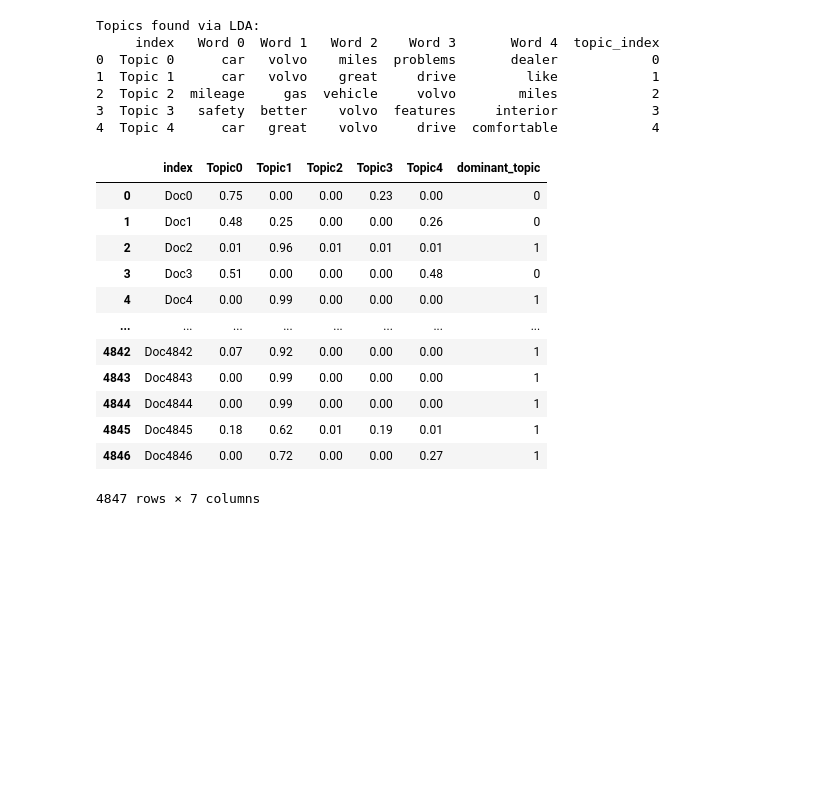
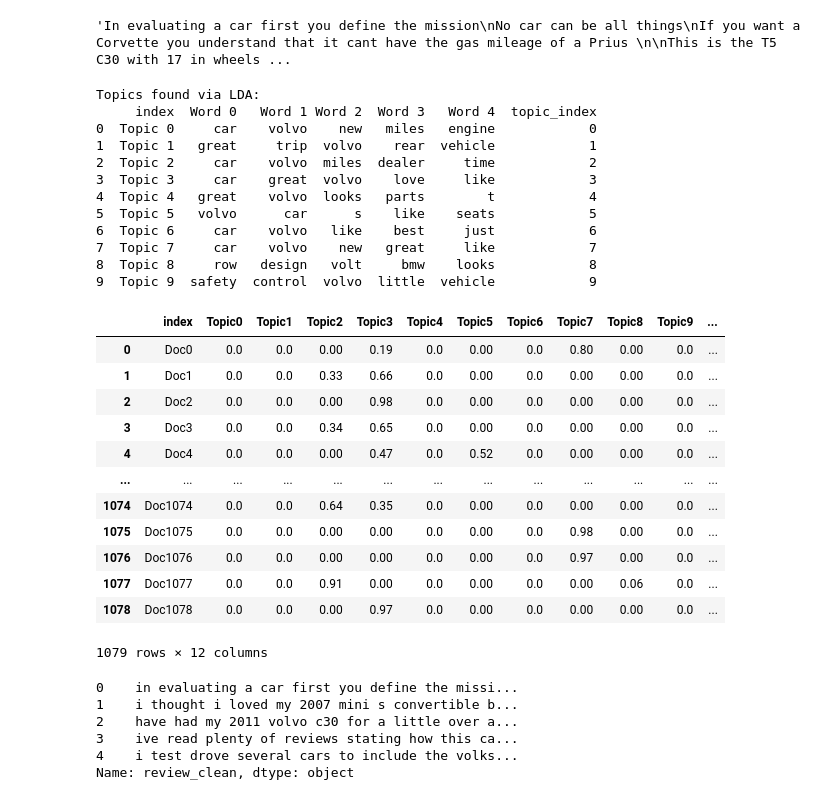
Before and after one commit to smeng3/VolvoSocialMediaScrap, a Jupyter notebook: NLP.ipynb, the cells around one changed output. Drawn from its saved outputs; the diff is of its cells as text; code cells hidden in the pictures; blank space fills up the shorter version.

```diff
--- a/NLP.ipynb
+++ b/NLP.ipynb
@@ -21,7 +21,7 @@ from nltk.corpus import stopwords
 from nltk import tokenize as tok
 from nltk.stem.snowball import SnowballStemmer # load nltk's SnowballStemmer as variabled 'stemmer'
 # %%
-df = pd.read_csv("data/Scraped_Car_Review_volvo.csv",lineterminator='\n').iloc[:,1:]
+df = pd.read_csv("data/Volvo_edmunds_10yrs.csv",lineterminator='\n').iloc[:,1:]
 # %%
 df["Review"][0]
 # %% [output]
@@ -79,6 +167,10 @@ df.head()
+# %%
+df["review_clean"][0]
+# %% [output]
+'In evaluating a car first you define the mission\nNo car can be all things\nIf you want a Corvette you understand that it cant have the gas mileage of a Prius \n\nThis is the T5 C30 with 17 in wheels ...
 # %%
 
-number_topics = 5
+number_topics = 10
 number_words = 5
 
 corpus = df['review_clean'].tolist()
@@ -93,49 +185,70 @@ id_topic = model.fit(tf)
 print("Topics found via LDA:")
 topic_keywords = show_topics(vectorizer=tf_vectorizer, lda_model=model, n_words=number_words)
 # Topic - Keywords Dataframe
 df_topic_keywords = pd.DataFrame(topic_keywords)
 df_topic_keywords.columns = ['Word '+str(i) for i in range(df_topic_keywords.shape[1])]
 
 df_topic_keywords.index = ['Topic '+str(i) for i in range(df_topic_keywords.shape[0])]
 
 df_topic_keywords = df_topic_keywords.reset_index()
 df_topic_keywords['topic_index'] = df_topic_keywords['index'].str.split(' ', n = 1, expand = True)[[1]].astype('int')
 print(df_topic_keywords)
 
 ############ get the dominat topic for each document in a data frame ###############
 # Create Document — Topic Matrix
 lda_output = model.transform(tf)
 # column names
 topicnames = ["Topic" + str(i) for i in range(model.n_components)]
 # index names
 docnames = ["Doc" + str(i) for i in range(len(corpus))]
 
 # Make the pandas dataframe
 df_document_topic = pd.DataFrame(np.round(lda_output, 2), columns=topicnames, index=docnames)
 # Get dominant topic for each document
 dominant_topic = np.argmax(df_document_topic.values, axis=1)
 df_document_topic['dominant_topic'] = dominant_topic
 df_document_topic = df_document_topic.reset_index()
 
 df_document_topic
 # %% [output]
 Topics found via LDA:
-     index   Word 0  Word 1   Word 2    Word 3       Word 4  topic_index
-0  Topic 0      car   volvo    miles  problems       dealer            0
-1  Topic 1      car   volvo    great     drive         like            1
-2  Topic 2  mileage     gas  vehicle     volvo        miles            2
-3  Topic 3   safety  better    volvo  features     interior            3
-4  Topic 4      car   great    volvo     drive  comfortable            4
+     index  Word 0   Word 1 Word 2  Word 3   Word 4  topic_index
+0  Topic 0     car    volvo    new   miles   engine            0
+1  Topic 1   great     trip  volvo    rear  vehicle            1
+2  Topic 2     car    volvo  miles  dealer     time            2
+3  Topic 3     car    great  volvo    love     like            3
+4  Topic 4   great    volvo  looks   parts        t            4
+5  Topic 5   volvo      car      s    like    seats            5
+6  Topic 6     car    volvo   like    best     just            6
+7  Topic 7     car    volvo    new   great     like            7
+8  Topic 8     row   design   volt     bmw    looks            8
+9  Topic 9  safety  control  volvo  little  vehicle            9
-|  | index | Topic0 | Topic1 | Topic2 | Topic3 | Topic4 | dominant_topic |
-| 0 | Doc0 | 0.75 | 0.00 | 0.00 | 0.23 | 0.00 | 0 |
-| 1 | Doc1 | 0.48 | 0.25 | 0.00 | 0.00 | 0.26 | 0 |
-| 2 | Doc2 | 0.01 | 0.96 | 0.01 | 0.01 | 0.01 | 1 |
-| 3 | Doc3 | 0.51 | 0.00 | 0.00 | 0.00 | 0.48 | 0 |
-| 4 | Doc4 | 0.00 | 0.99 | 0.00 | 0.00 | 0.00 | 1 |
-| ... | ... | ... | ... | ... | ... | ... | ... |
-| 4842 | Doc4842 | 0.07 | 0.92 | 0.00 | 0.00 | 0.00 | 1 |
-| 4843 | Doc4843 | 0.00 | 0.99 | 0.00 | 0.00 | 0.00 | 1 |
-| 4844 | Doc4844 | 0.00 | 0.99 | 0.00 | 0.00 | 0.00 | 1 |
-| 4845 | Doc4845 | 0.18 | 0.62 | 0.01 | 0.19 | 0.01 | 1 |
-| 4846 | Doc4846 | 0.00 | 0.72 | 0.00 | 0.00 | 0.27 | 1 |
+|  | index | Topic0 | Topic1 | Topic2 | Topic3 | Topic4 | Topic5 | Topic6 | Topic7 | Topic8 | Topic9 | ... |
+| 0 | Doc0 | 0.0 | 0.0 | 0.00 | 0.19 | 0.0 | 0.00 | 0.0 | 0.80 | 0.00 | 0.0 | ... |
+| 1 | Doc1 | 0.0 | 0.0 | 0.33 | 0.66 | 0.0 | 0.00 | 0.0 | 0.00 | 0.00 | 0.0 | ... |
+| 2 | Doc2 | 0.0 | 0.0 | 0.00 | 0.98 | 0.0 | 0.00 | 0.0 | 0.00 | 0.00 | 0.0 | ... |
+| 3 | Doc3 | 0.0 | 0.0 | 0.34 | 0.65 | 0.0 | 0.00 | 0.0 | 0.00 | 0.00 | 0.0 | ... |
+| 4 | Doc4 | 0.0 | 0.0 | 0.00 | 0.47 | 0.0 | 0.52 | 0.0 | 0.00 | 0.00 | 0.0 | ... |
+| ... | ... | ... | ... | ... | ... | ... | ... | ... | ... | ... | ... | ... |
+| 1074 | Doc1074 | 0.0 | 0.0 | 0.64 | 0.35 | 0.0 | 0.00 | 0.0 | 0.00 | 0.00 | 0.0 | ... |
+| 1075 | Doc1075 | 0.0 | 0.0 | 0.00 | 0.00 | 0.0 | 0.00 | 0.0 | 0.98 | 0.00 | 0.0 | ... |
+| 1076 | Doc1076 | 0.0 | 0.0 | 0.00 | 0.00 | 0.0 | 0.00 | 0.0 | 0.97 | 0.00 | 0.0 | ... |
+| 1077 | Doc1077 | 0.0 | 0.0 | 0.91 | 0.00 | 0.0 | 0.00 | 0.0 | 0.00 | 0.06 | 0.0 | ... |
+| 1078 | Doc1078 | 0.0 | 0.0 | 0.00 | 0.97 | 0.0 | 0.00 | 0.0 | 0.00 | 0.00 | 0.0 | ... |
-4847 rows × 7 columns
+1079 rows × 12 columns
+# %%
+# Load the regular expression library
+import re
+# Remove punctuation
+df['review_clean'] = df['review_clean'].map(lambda x: re.sub('[,\.!?]', '', x))
+# Convert the titles to lowercase
+df['review_clean'] = df['review_clean'].map(lambda x: x.lower())
+# Print out the first rows of papers
+df['review_clean'].head()
+# %% [output]
+0    in evaluating a car first you define the missi...
+1    i thought i loved my 2007 mini s convertible b...
+2    have had my 2011 volvo c30 for a little over a...
+3    ive read plenty of reviews stating how this ca...
+4    i test drove several cars to include the volks...
+Name: review_clean, dtype: object
```
Also changed, not shown: parts of 14 cells of this notebook, 3 other files.
